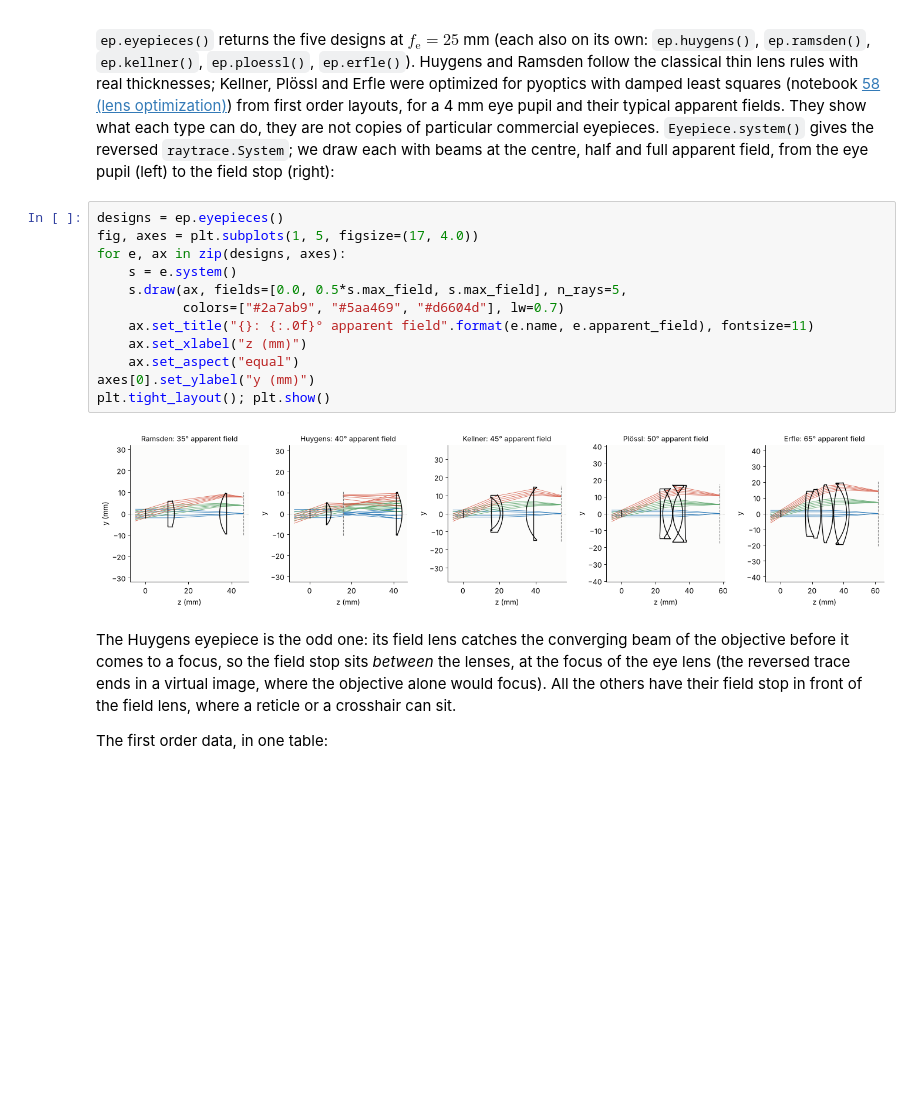
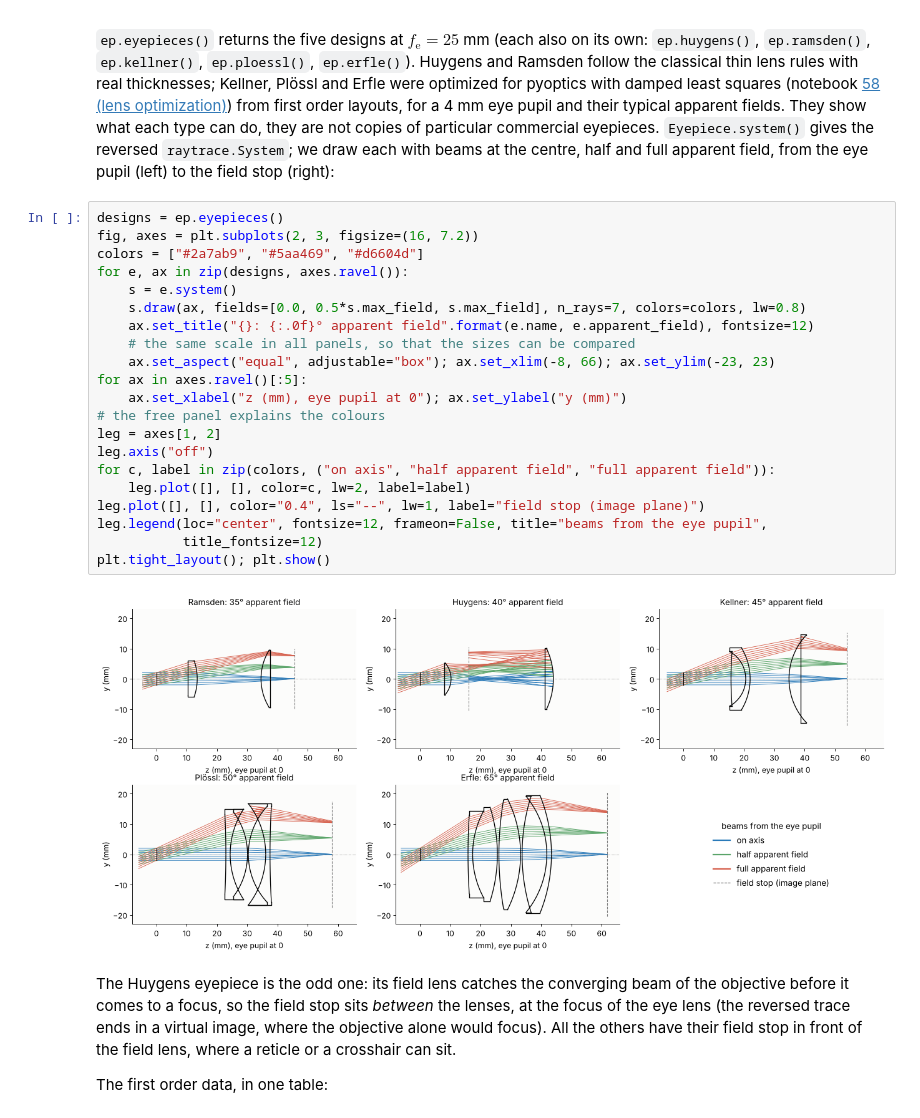
Before and after one commit to EMinsight/pyoptics, a Jupyter notebook: notebooks/171_eyepieces.ipynb, the cells around one changed output. Saved outputs shown, nothing was run; the diff lists cells and outputs as text; blank space fills up the shorter version.

Commit message:
Notebook 171 (eyepieces): larger drawings of the five eyepieces
Two rows on a common scale with a colour key in the free panel.

Co-Authored-By: Claude Opus 5.5 <noreply@anthropic.com>
Claude-Session: https://claude.ai/code/session_01ByhmCxZP8P6jdaonFuWsms

```diff
--- a/notebooks/171_eyepieces.ipynb
+++ b/notebooks/171_eyepieces.ipynb
@@ -76,18 +76,27 @@ and full apparent field, from the eye pupil (left) to the field stop
 (right):
 # %%
 designs = ep.eyepieces()
-fig, axes = plt.subplots(1, 5, figsize=(17, 4.0))
-for e, ax in zip(designs, axes):
+fig, axes = plt.subplots(2, 3, figsize=(16, 7.2))
+colors = ["#2a7ab9", "#5aa469", "#d6604d"]
+for e, ax in zip(designs, axes.ravel()):
     s = e.system()
-    s.draw(ax, fields=[0.0, 0.5*s.max_field, s.max_field], n_rays=5,
-           colors=["#2a7ab9", "#5aa469", "#d6604d"], lw=0.7)
-    ax.set_title("{}: {:.0f}° apparent field".format(e.name, e.apparent_field), fontsize=11)
-    ax.set_xlabel("z (mm)")
-    ax.set_aspect("equal")
-axes[0].set_ylabel("y (mm)")
+    s.draw(ax, fields=[0.0, 0.5*s.max_field, s.max_field], n_rays=7, colors=colors, lw=0.8)
+    ax.set_title("{}: {:.0f}° apparent field".format(e.name, e.apparent_field), fontsize=12)
+    # the same scale in all panels, so that the sizes can be compared
+    ax.set_aspect("equal", adjustable="box"); ax.set_xlim(-8, 66); ax.set_ylim(-23, 23)
+for ax in axes.ravel()[:5]:
+    ax.set_xlabel("z (mm), eye pupil at 0"); ax.set_ylabel("y (mm)")
+# the free panel explains the colours
+leg = axes[1, 2]
+leg.axis("off")
+for c, label in zip(colors, ("on axis", "half apparent field", "full apparent field")):
+    leg.plot([], [], color=c, lw=2, label=label)
+leg.plot([], [], color="0.4", ls="--", lw=1, label="field stop (image plane)")
+leg.legend(loc="center", fontsize=12, frameon=False, title="beams from the eye pupil",
+           title_fontsize=12)
 plt.tight_layout(); plt.show()
 # %% [output]
-[figure, old version]
+[figure, new version]
 # %% [markdown]
 The Huygens eyepiece is the odd one: its field lens catches the converging
 beam of the objective before it comes to a focus, so the field stop sits
```
